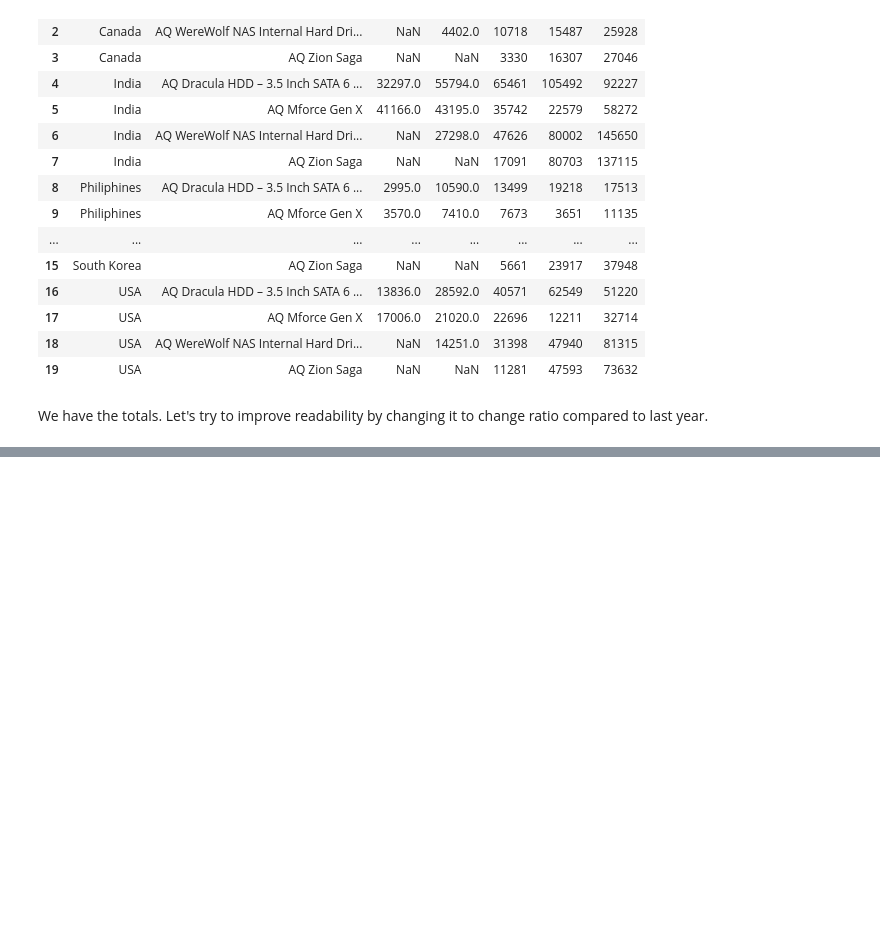
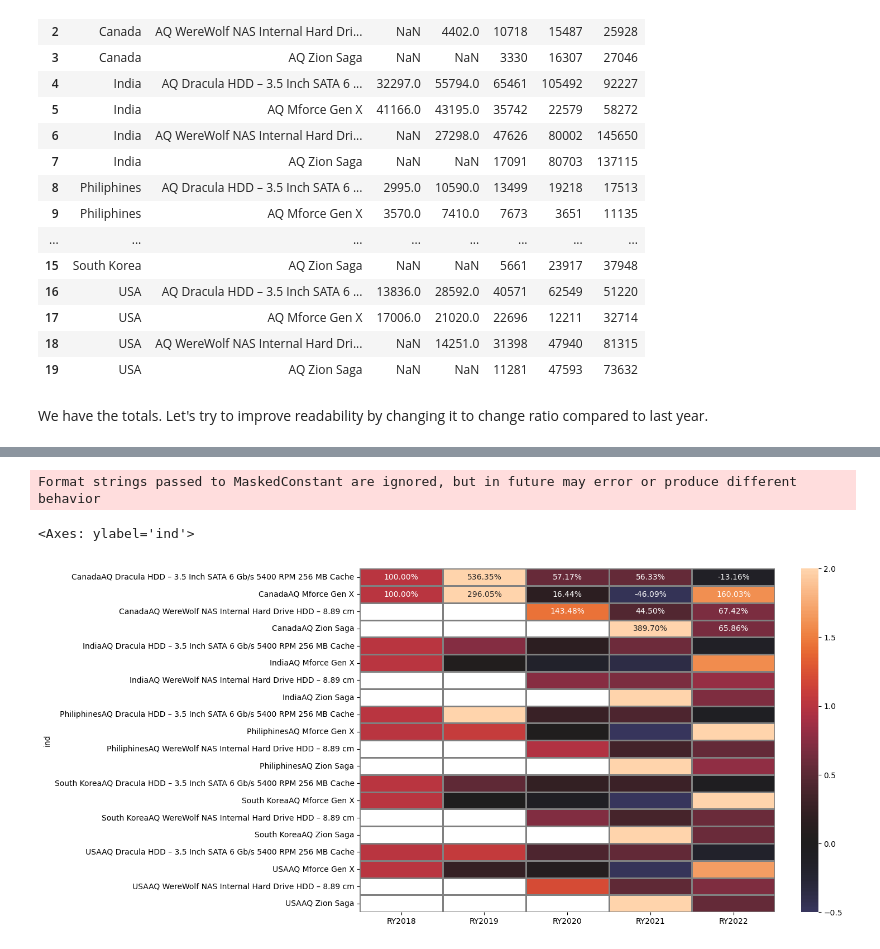
Before and after one commit to Silverscale/AtliQ_Products_Analysis, a Jupyter notebook: atliq_product_analysis.ipynb, the cells around one changed output, grey strips where cells are left out. Saved outputs shown, nothing was run; the diff lists cells and outputs as text; code cells hidden in the pictures; blank space fills up the shorter version.

```diff
--- a/atliq_product_analysis.ipynb
+++ b/atliq_product_analysis.ipynb
@@ -1090,0 +1198,16 @@ top_market_pop = pd.read_sql_query(query, con)
+# %%
+query="""
+SELECT
+    market || product as ind,
+    (CAST(y2018 as float) / y2018) AS RY2018,
+    ((CAST(y2019 as float) - y2018)/ (CASE WHEN y2018 IS NULL THEN y2019 ELSE y2018 END) ) AS RY2019,
+    ((CAST(y2020 as float) - y2019)/ (CASE WHEN y2019 IS NULL THEN y2020 ELSE y2019 END) ) AS RY2020,
+    ((CAST(y2021 as float) - y2020)/ (CASE WHEN y2020 IS NULL THEN y2021 ELSE y2020 END) ) AS RY2021,
+    ((CAST(y2022 as float) - y2021)/ (CASE WHEN y2021 IS NULL THEN y2022 ELSE y2021 END) ) AS RY2022
+FROM
+    top_market_sales
+"""
+
+top_market_pop = pd.read_sql_query(query, con)
+# %%
+top_market_pop.set_index('ind', drop=True, inplace=True);
@@ -1090,0 +1229,17 @@ top_market_pop = pd.read_sql_query(query, con)
+# %%
+plt.figure(figsize=(12,8))
+
+sns.heatmap(top_market_pop,
+            vmin=-0.5,
+            vmax=2,
+            center=0,
+            annot=True,
+            fmt='.2%',
+            linecolor='grey',
+            linewidths=1
+
+            )
+# %% [output]
+Format strings passed to MaskedConstant are ignored, but in future may error or produce different behavior
+<Axes: ylabel='ind'>
+[figure, added]
```
Also changed, not shown: parts of 26 cells of this notebook.
